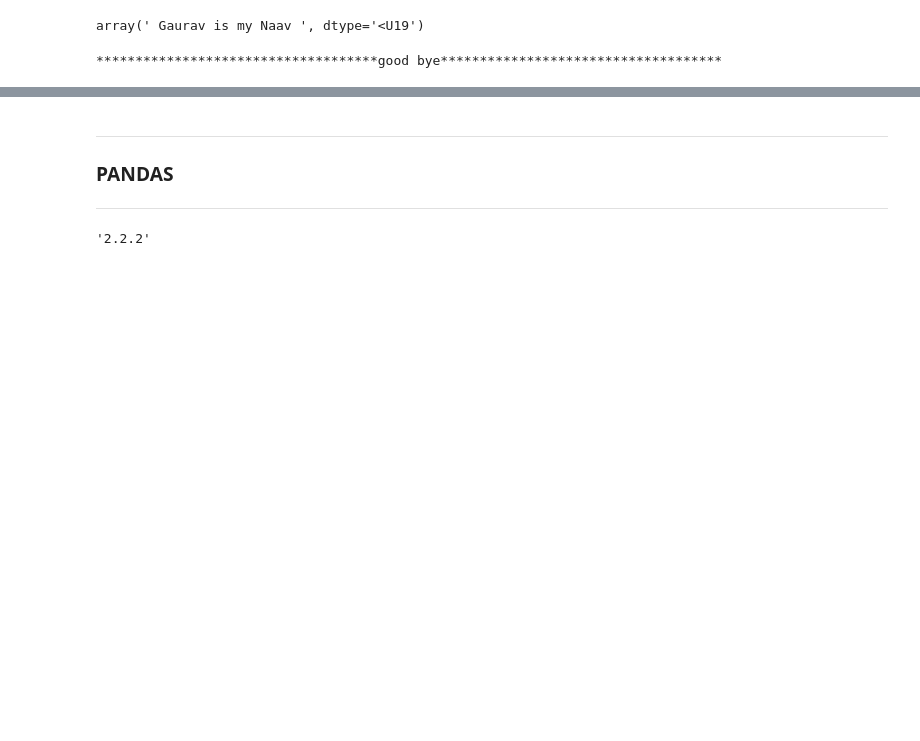
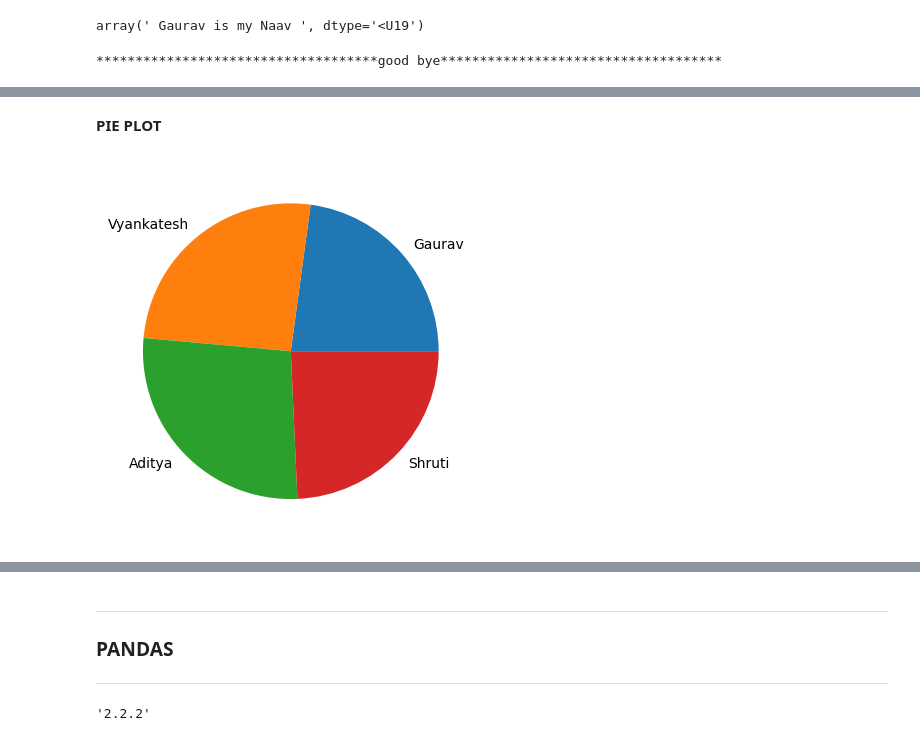
Before and after one commit to Gaurav-29-eng/Anudip, a Jupyter notebook: NUMPY.ipynb, the cells around one changed output, grey strips where cells are left out. Saved outputs shown, nothing was run; the diff lists cells and outputs as text; code cells hidden in the pictures; blank space fills up the shorter version.

```diff
--- a/NUMPY.ipynb
+++ b/NUMPY.ipynb
@@ -1094,0 +1150,9 @@ print(d)
+# %% [markdown]
+**PIE PLOT**
+# %%
+labels = ["Gaurav","Vyankatesh","Aditya","Shruti"]
+marks = [80,90,95,85]
+plt.pie(marks,labels=labels)
+plt.show()
+# %% [output]
+[figure, added]
```
Also changed, not shown: parts of 23 cells of this notebook.
